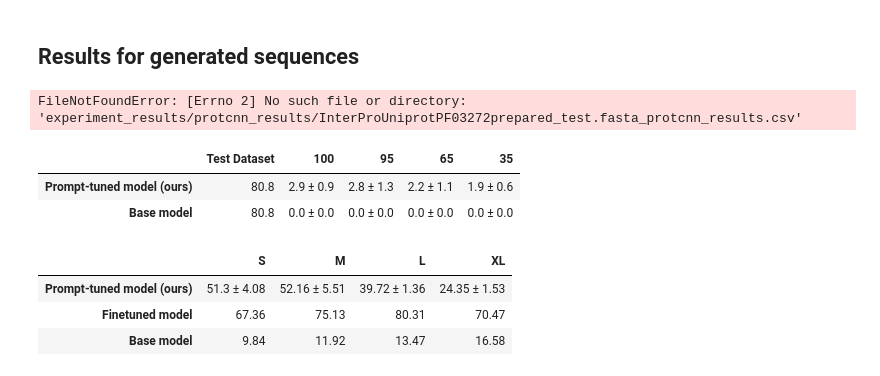
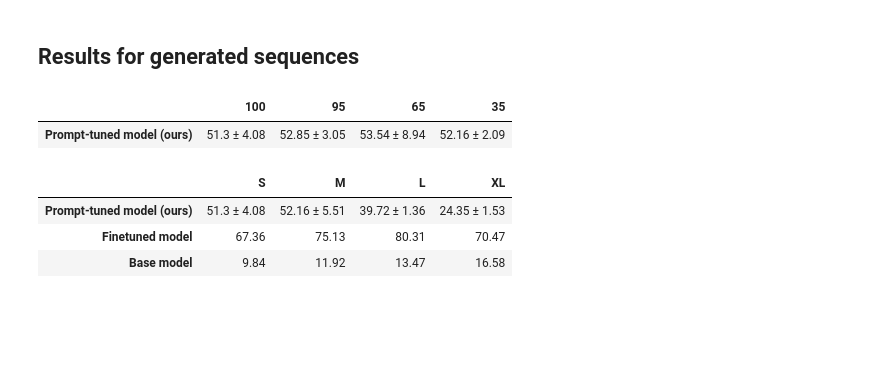
Before and after one commit to AndreaNathansen/protein-prompt-tuning, a Jupyter notebook: utils/results_plots.ipynb, the cells around one changed output. Cells and saved outputs as stored; diff of their text form; code cells hidden in the pictures; blank space fills up the shorter version.

```diff
--- a/utils/results_plots.ipynb
+++ b/utils/results_plots.ipynb
@@ -111,6 +111,13 @@ def generate_results_table_protcnn_comparison(column_names, result_dfs_protcnn_p
                                   np.round(r_finetuned, decimals=2),
                                   np.round(r_basemodel, decimals=2)]
     return table
+# %%
+def generate_results_table_protcnn_for_clustering_comparison(column_names, result_dfs_protcnn_prompttuned):
+    table=pd.DataFrame(columns=column_names, index=["Prompt-tuned model (ours)"])
+    for i, dfs in enumerate(result_dfs_protcnn_prompttuned):
+        r_prompttuned_mean, r_prompttuned_std = get_results_protcnn_family_percentage_aggregated(dfs)
+        table[column_names[i]] = [f"{np.round(r_prompttuned_mean, decimals=2)} ± {np.round(r_prompttuned_std, decimals=2)}"]
+    return table
 # %%
 def generate_perplexities_table_for_clustering_comparison(column_names, result_dfs_clusterings):
     table=pd.DataFrame(columns=column_names, index=["Train", "Validation", "Test"])
@@ -295,23 +301,20 @@ results_precision_recall_protcnn_datasets
 # %% [markdown]
 ## Results for generated sequences
 # %%
-protcnn_results_clustering_100 = [pd.read_csv(f"experiment_results/protcnn_results/prompt-tuning-clustered-100-RITA_s-fromvocab-True-seed-{i}-generated.fasta_protcnn_results.csv") for i in range(3)]
-protcnn_results_clustering_95 = [pd.read_csv(f"experiment_results/protcnn_results/prompt-tuning-clustered-95-RITA_s-fromvocab-True-seed-{i}-generated.fasta_protcnn_results.csv") for i in range(3)]
-protcnn_results_clustering_65 = [pd.read_csv(f"experiment_results/protcnn_results/prompt-tuning-clustered-65-RITA_s-fromvocab-True-seed-{i}-generated.fasta_protcnn_results.csv") for i in range(3)]
-protcnn_results_clustering_35 = [pd.read_csv(f"experiment_results/protcnn_results/prompt-tuning-clustered-35-RITA_s-fromvocab-True-seed-{i}-generated.fasta_protcnn_results.csv") for i in range(3)]
-protcnn_results_basemodel = [pd.read_csv(f"experiment_results/protcnn_results/basemodel-RITA_s-generated.fasta_protcnn_results.csv") for i in range(3)]
+protcnn_results_clustering_100 = [pd.read_csv(f"experiment_results/protcnn-eval-threshold0.5/prompt-tuning-clustered-100-RITA_s-fromvocab-True-seed-{i}-generated.fasta_protcnn_results_flexible_windowsize_stride1_threshold0.5.csv") for i in range(3)]
+protcnn_results_clustering_95 = [pd.read_csv(f"experiment_results/protcnn-eval-threshold0.5/prompt-tuning-clustered-95-RITA_s-fromvocab-True-seed-{i}-generated.fasta_protcnn_results_flexible_windowsize_stride1_threshold0.5.csv") for i in range(3)]
+protcnn_results_clustering_65 = [pd.read_csv(f"experiment_results/protcnn-eval-threshold0.5/prompt-tuning-clustered-65-RITA_s-fromvocab-True-seed-{i}-generated.fasta_protcnn_results_flexible_windowsize_stride1_threshold0.5.csv") for i in range(3)]
+protcnn_results_clustering_35 = [pd.read_csv(f"experiment_results/protcnn-eval-threshold0.5/prompt-tuning-clustered-35-RITA_s-fromvocab-True-seed-{i}-generated.fasta_protcnn_results_flexible_windowsize_stride1_threshold0.5.csv") for i in range(3)]
+protcnn_results_basemodel = [pd.read_csv(f"experiment_results/protcnn-eval-threshold0.5/basemodel-RITA_s-generated.fasta_protcnn_results_flexible_windowsize_stride1_threshold0.5.csv") for i in range(3)]
 # %%
-protcnn_results_testdata = pd.read_csv("experiment_results/protcnn_results/InterProUniprotPF03272prepared_test.fasta_protcnn_results.csv")
+protcnn_results_testdata = pd.read_csv("experiment_results/protcnn-eval-threshold0.5/InterProUniprotPF03272prepared_test.fasta_protcnn_results_flexible_windowsize_stride1_threshold0.5.csv")
-# %% [output]
-FileNotFoundError: [Errno 2] No such file or directory: 'experiment_results/protcnn_results/InterProUniprotPF03272prepared_test.fasta_protcnn_results.csv'
 # %%
-table_protcnn_comparison_clustering = generate_results_table_protcnn_comparison([100, 95, 65, 35], ["Prompt-tuned model (ours)"], [protcnn_results_clustering_100, protcnn_results_clustering_95, protcnn_results_clustering_65, protcnn_results_clustering_35], protcnn_results_testdata)
+table_protcnn_comparison_clustering = generate_results_table_protcnn_for_clustering_comparison([100, 95, 65, 35], [protcnn_results_clustering_100, protcnn_results_clustering_95, protcnn_results_clustering_65, protcnn_results_clustering_35])
 table_protcnn_comparison_clustering.to_csv("experiment_results/final_tables/results_protcnn_clustering.csv")
 table_protcnn_comparison_clustering
 # %% [output]
-|  | Test Dataset | 100 | 95 | 65 | 35 |
-| Prompt-tuned model (ours) | 80.8 | 2.9 ± 0.9 | 2.8 ± 1.3 | 2.2 ± 1.1 | 1.9 ± 0.6 |
-| Base model | 80.8 | 0.0 ± 0.0 | 0.0 ± 0.0 | 0.0 ± 0.0 | 0.0 ± 0.0 |
+|  | 100 | 95 | 65 | 35 |
+| Prompt-tuned model (ours) | 51.3 ± 4.08 | 52.85 ± 3.05 | 53.54 ± 8.94 | 52.16 ± 2.09 |
 # %%
 protcnn_results_S = [pd.read_csv(f"experiment_results/protcnn-eval-threshold0.5/prompt-tuning-clustered-100-RITA_s-fromvocab-True-seed-{i}-generated.fasta_protcnn_results_flexible_windowsize_stride1_threshold0.5.csv") for i in range(3)]
 protcnn_results_M = [pd.read_csv(f"experiment_results/protcnn-eval-threshold0.5/prompt-tuning-clustered-100-RITA_m-fromvocab-True-seed-{i}-generated.fasta_protcnn_results_flexible_windowsize_stride1_threshold0.5.csv") for i in range(3)]
```
Also changed, not shown: parts of 8 cells of this notebook, 1 other file.
